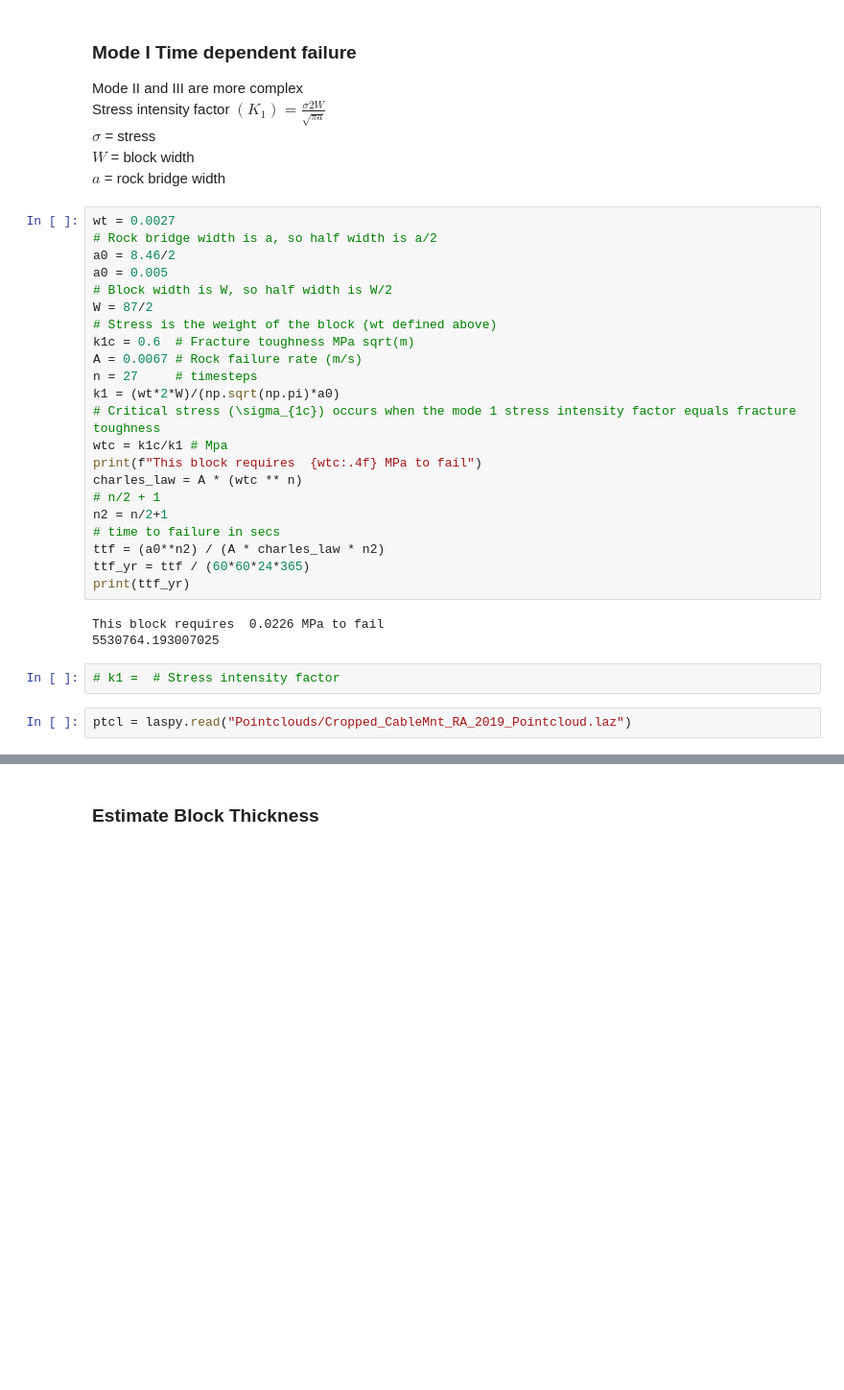
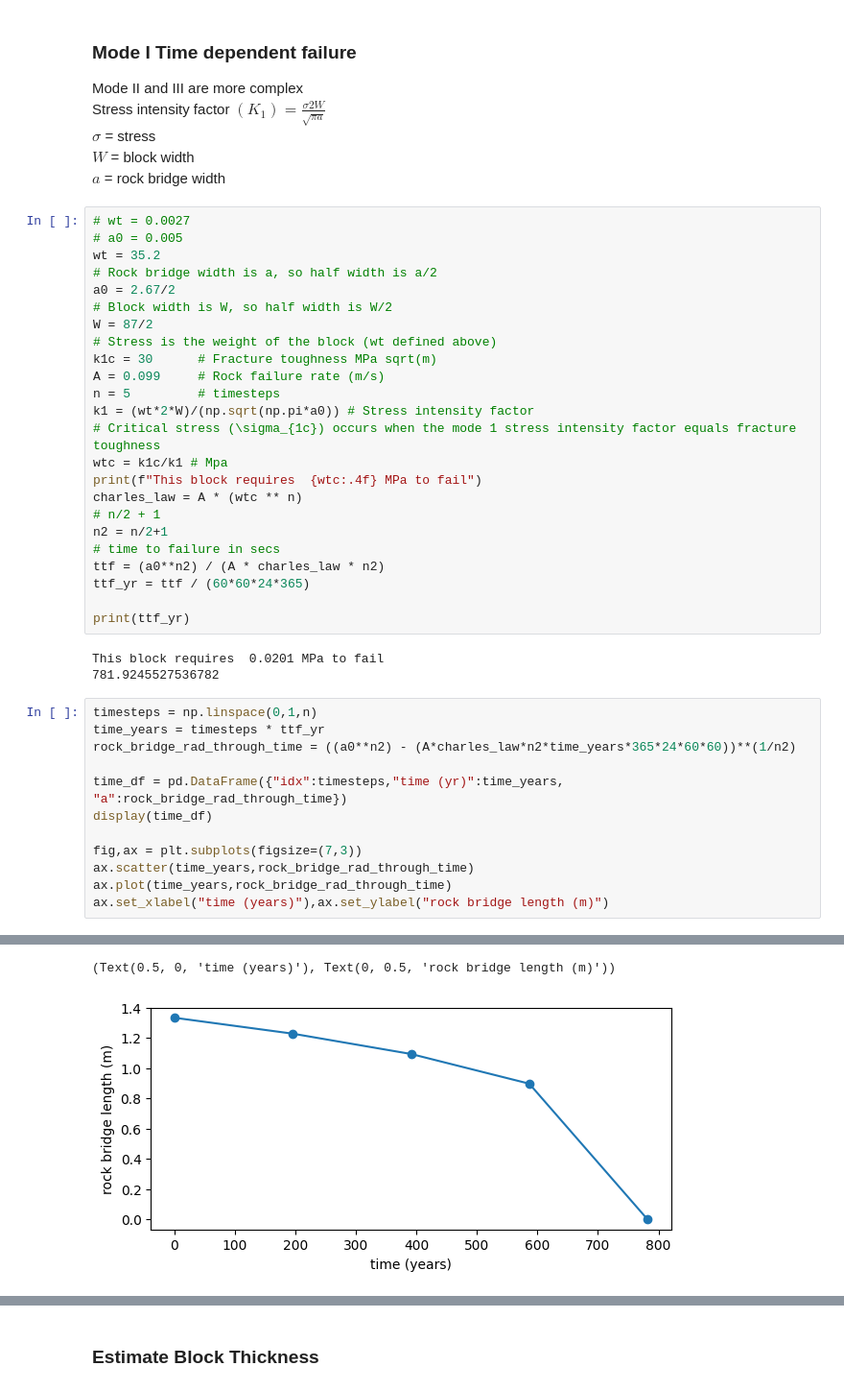
Before and after one commit to Josesx506/UA_PhD_Coursework_Assignments, a Jupyter notebook: 2024_Spring/GEN_580/Project/Final_Proj.ipynb, the cells around one changed output, grey strips where cells are left out. Shown at 96% size. Saved outputs shown, nothing was run; the diff lists cells and outputs as text; blank space fills up the shorter version.

```diff
--- a/2024_Spring/GEN_580/Project/Final_Proj.ipynb
+++ b/2024_Spring/GEN_580/Project/Final_Proj.ipynb
@@ -85,17 +81,18 @@ $\sigma$ = stress <br>
 $W$ = block width <br>
 $a$ = rock bridge width <br>
 # %%
-wt = 0.0027
+# wt = 0.0027
+# a0 = 0.005
+wt = 35.2
 # Rock bridge width is a, so half width is a/2
-a0 = 8.46/2
-a0 = 0.005
+a0 = 2.67/2
 # Block width is W, so half width is W/2
 W = 87/2
 # Stress is the weight of the block (wt defined above)
-k1c = 0.6  # Fracture toughness MPa sqrt(m)
-A = 0.0067 # Rock failure rate (m/s)
-n = 27     # timesteps
-k1 = (wt*2*W)/(np.sqrt(np.pi)*a0)
+k1c = 30      # Fracture toughness MPa sqrt(m)
+A = 0.099     # Rock failure rate (m/s)
+n = 5         # timesteps
+k1 = (wt*2*W)/(np.sqrt(np.pi*a0)) # Stress intensity factor
 # Critical stress (\sigma_{1c}) occurs when the mode 1 stress intensity factor equals fracture toughness
 wtc = k1c/k1 # Mpa
 print(f"This block requires  {wtc:.4f} MPa to fail")
@@ -105,11 +102,21 @@ n2 = n/2+1
 # time to failure in secs
 ttf = (a0**n2) / (A * charles_law * n2)
 ttf_yr = ttf / (60*60*24*365)
+
 print(ttf_yr)
 # %% [output]
-This block requires  0.0226 MPa to fail
-5530764.193007025
+This block requires  0.0201 MPa to fail
+781.9245527536782
-# %%
-# k1 =  # Stress intensity factor
-# %%
-ptcl = laspy.read("Pointclouds/Cropped_CableMnt_RA_2019_Pointcloud.laz")
+# %%
+timesteps = np.linspace(0,1,n)
+time_years = timesteps * ttf_yr
+rock_bridge_rad_through_time = ((a0**n2) - (A*charles_law*n2*time_years*365*24*60*60))**(1/n2)
+
+time_df = pd.DataFrame({"idx":timesteps,"time (yr)":time_years, "a":rock_bridge_rad_through_time})
+display(time_df)
+
+fig,ax = plt.subplots(figsize=(7,3))
+ax.scatter(time_years,rock_bridge_rad_through_time)
+ax.plot(time_years,rock_bridge_rad_through_time)
+ax.set_xlabel("time (years)"),ax.set_ylabel("rock bridge length (m)")
+# %% [output]
@@ -115,0 +129,2 @@ ptcl = laspy.read("Pointclouds/Cropped_CableMnt_RA_2019_Pointcloud.laz")
+(Text(0.5, 0, 'time (years)'), Text(0, 0.5, 'rock bridge length (m)'))
+[figure, added]
```
Also changed, not shown: parts of 10 cells of this notebook, 2 other files.
